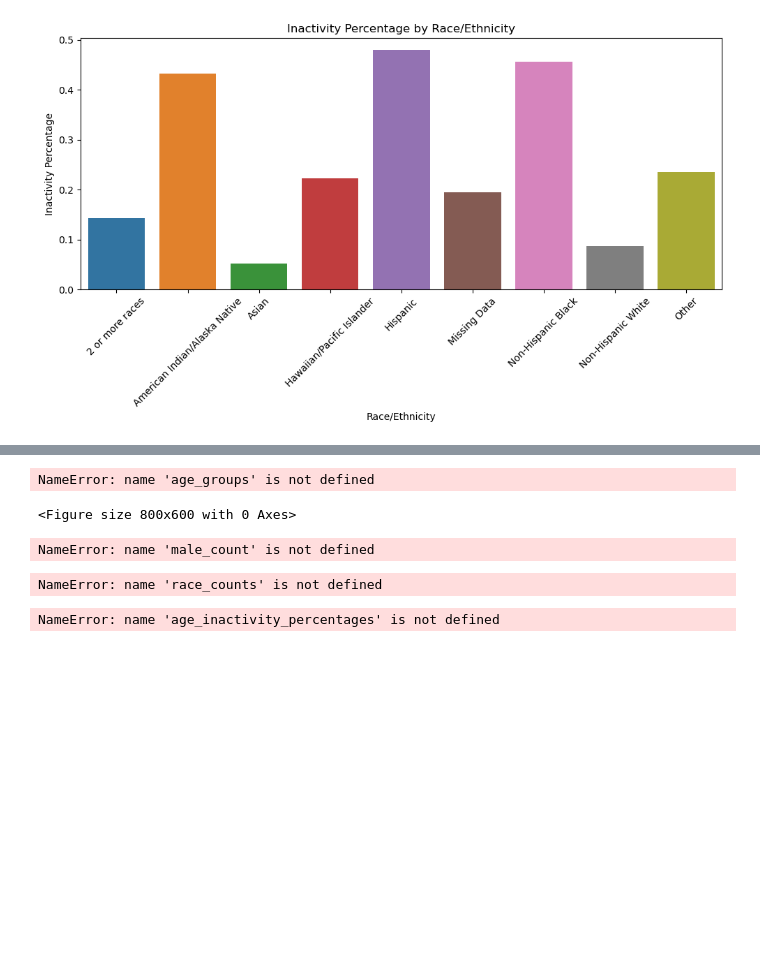
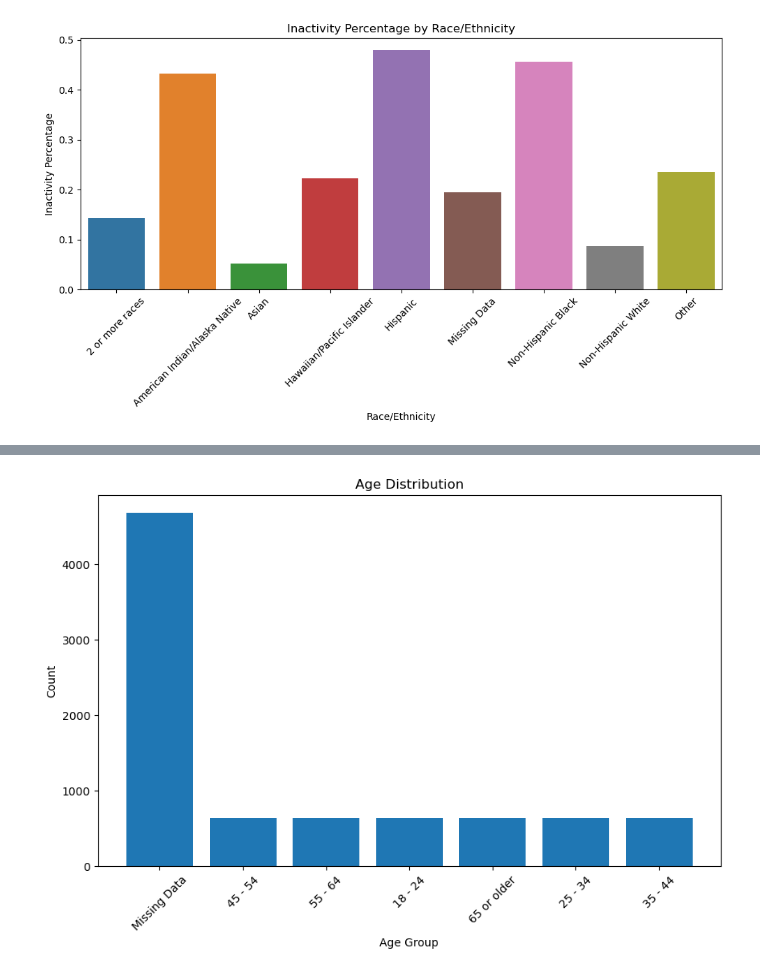
Before and after one commit to rafaymk02/Obesity-Factors-Analysis-US-, a Jupyter notebook: Dataset2_ML.ipynb, the cells around one changed output, grey strips where cells are left out. Drawn from its saved outputs; the diff is of its cells as text; code cells hidden in the pictures; blank space fills up the shorter version.

```diff
--- a/Dataset2_ML.ipynb
+++ b/Dataset2_ML.ipynb
@@ -282,55 +283,14 @@ ValueError: shape mismatch: objects cannot be broadcast to a single shape.  Mism
-# %%
-import matplotlib.pyplot as plt
-
-plt.figure(figsize=(8, 6))
-plt.hist(age_groups, bins=len(set(age_groups)), edgecolor='black')
-plt.xlabel('Age Group')
-plt.ylabel('Count')
-plt.title('Age Distribution')
-plt.xticks(rotation=45)
-plt.show()
-# %% [output]
-NameError: name 'age_groups' is not defined
-<Figure size 800x600 with 0 Axes>
-# %%
-import matplotlib.pyplot as plt
-
-labels = ['Male', 'Female']
-sizes = [male_count, female_count]
-
-plt.figure(figsize=(6, 6))
-plt.pie(sizes, labels=labels, autopct='%1.1f%%')
-plt.title('Gender Distribution')
-plt.show()
-# %% [output]
-NameError: name 'male_count' is not defined
-# %%
-import matplotlib.pyplot as plt
-
-race_labels = list(race_counts.keys())
-race_sizes = list(race_counts.values())
-
-plt.figure(figsize=(10, 6))
-plt.bar(race_labels, race_sizes)
-plt.xlabel('Race/Ethnicity')
-plt.ylabel('Count')
-plt.title('Race/Ethnicity Distribution')
-plt.xticks(rotation=45)
-plt.show()
-# %% [output]
-NameError: name 'race_counts' is not defined
-# %%
-import matplotlib.pyplot as plt
-
-age_labels = list(age_inactivity_percentages.keys())
-inactivity_percentages = list(age_inactivity_percentages.values())
-
-plt.figure(figsize=(10, 6))
-plt.bar(age_labels, inactivity_percentages)
-plt.xlabel('Age Group')
-plt.ylabel('Inactivity Percentage')
-plt.title('Inactivity Percentage by Age Group')
-plt.xticks(rotation=45)
-plt.show()
-# %% [output]
-NameError: name 'age_inactivity_percentages' is not defined
+# %%
+import matplotlib.pyplot as plt
+
+age_counts = activity_df['Age(years)'].value_counts()
+
+plt.figure(figsize=(10, 6))
+plt.bar(age_counts.index, age_counts.values)
+plt.xlabel('Age Group')
+plt.ylabel('Count')
+plt.title('Age Distribution')
+plt.xticks(rotation=45)
+plt.show()
+# %% [output]
+[figure, added]
```
Also changed, not shown: parts of 6 cells of this notebook.
